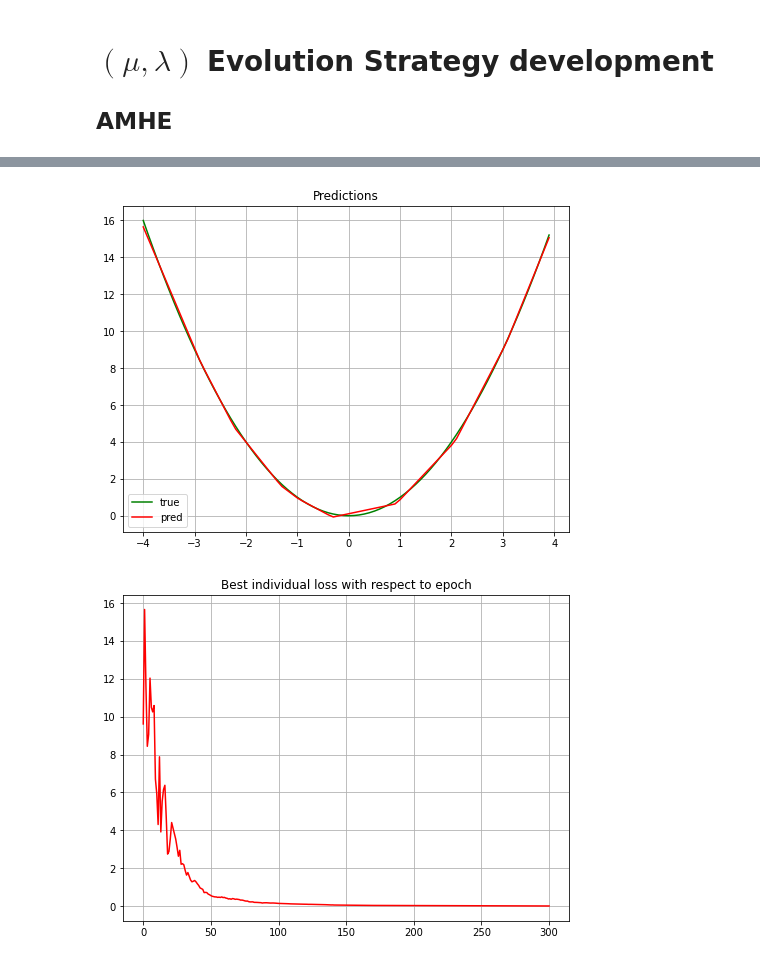
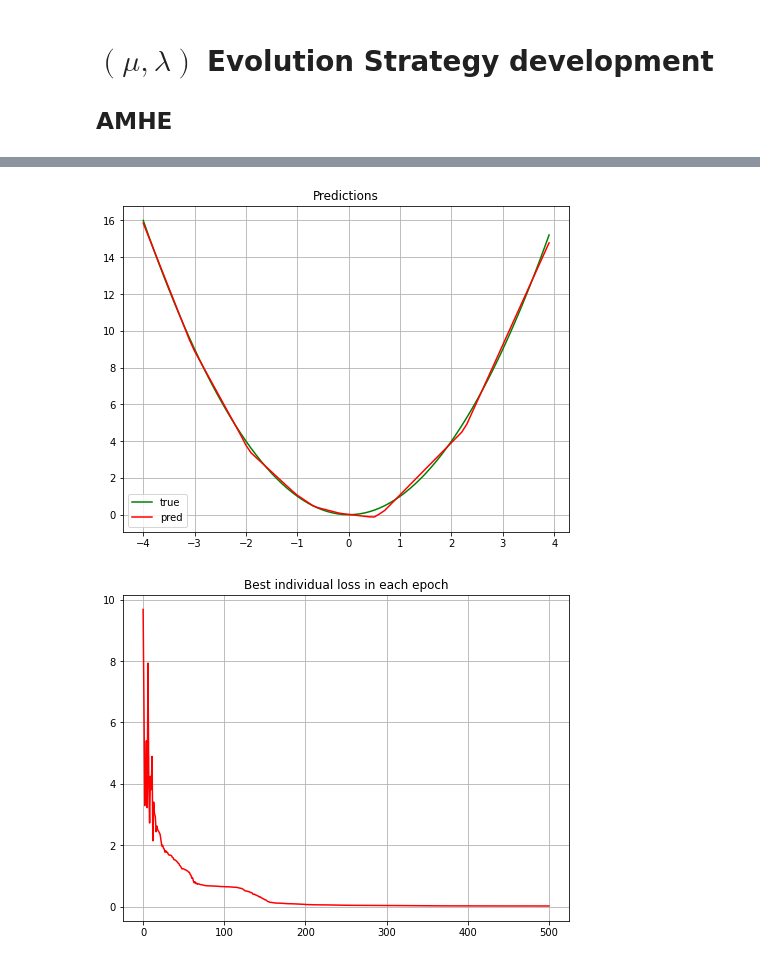
Before and after one commit to L0czek/Training-Neural-Networks-with-Evolution-Alg, a Jupyter notebook: notebooks/MuLambdaEvolutionStrategy-dev.ipynb, the cells around one changed output, grey strips where cells are left out. Cells and saved outputs as stored; diff of their text form; code cells hidden in the pictures.

```diff
--- a/notebooks/MuLambdaEvolutionStrategy-dev.ipynb
+++ b/notebooks/MuLambdaEvolutionStrategy-dev.ipynb
@@ -30,7 +30,7 @@ best_nn, alg_trace = optimizer.optimize(
     out_channels=1,
     mutation_tau=0.5,
     mutation_tau_prime=0.5946,
-    n_iters=300,
+    n_iters=500,
     best_loss_treshold=1e-10,
 )
 # %% [output]
@@ -78,13 +78,13 @@ plt.title("Predictions")
 plt.legend()
 plt.grid("on")
 # %% [output]
-[figure, old version]
+[figure, new version]
 # %%
 # Visualize loss function
 min_losses = [min(losses) for losses in alg_trace.losses_per_epoch]
 
 plt.plot(range(len(alg_trace.losses_per_epoch)), min_losses, color="r")
-plt.title("Best individual loss with respect to epoch")
+plt.title("Best individual loss in each epoch")
 plt.grid("on")
 # %% [output]
-[figure, old version]
+[figure, new version]
```
Also changed, not shown: parts of 3 cells of this notebook, 2 other files.
